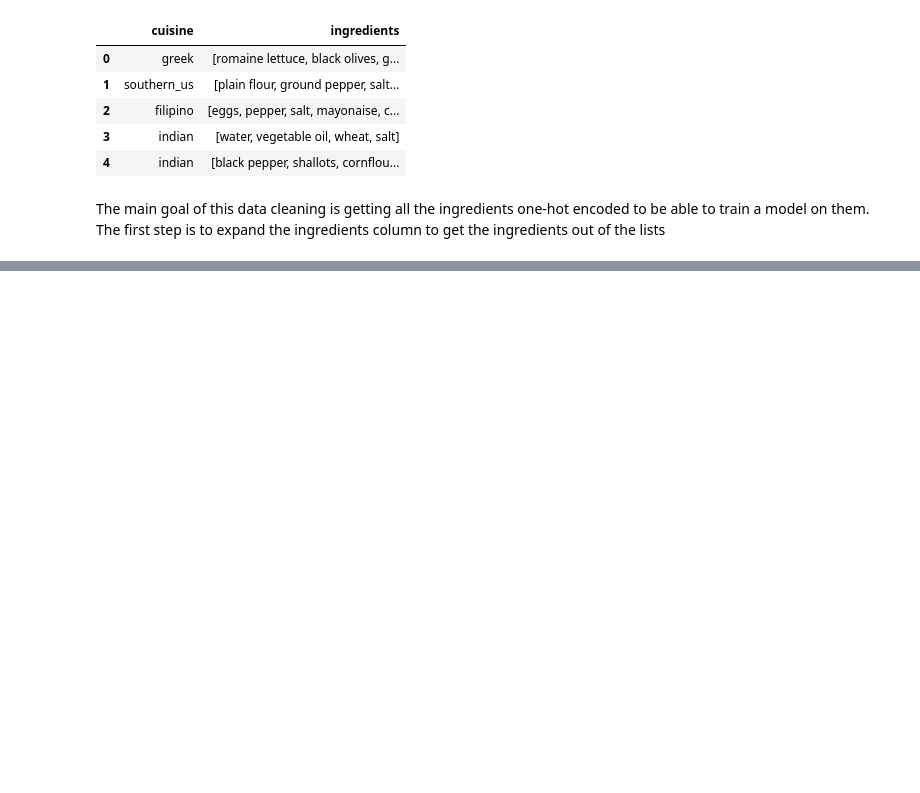
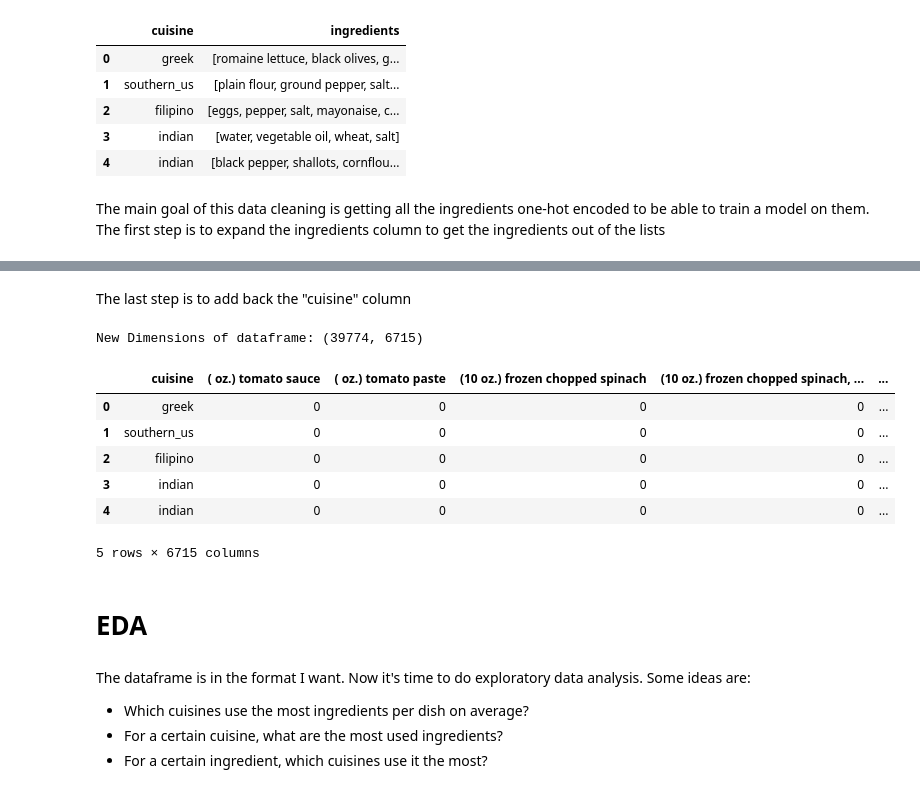
Before and after one commit to josh2894/Josh-Guo-Data-Science, a Jupyter notebook: Foods Project/Foods Project.ipynb, the cells around one changed output, grey strips where cells are left out. Saved outputs shown, nothing was run; the diff lists cells and outputs as text; code cells hidden in the pictures; blank space fills up the shorter version.

```diff
--- a/Foods Project/Foods Project.ipynb
+++ b/Foods Project/Foods Project.ipynb
@@ -96,0 +121,7 @@ The first step is to expand the ingredients column to get the ingredients out of
+# %%
+# Splitting the dataset
+split_df_list = []
+x = int(len(expanded_df.index) / 21)
+for num in range(21):
+    split_df = expanded_df.iloc[num*x : (num+1)*x, :]
+    split_df_list.append(split_df)
@@ -96,0 +131,29 @@ The first step is to expand the ingredients column to get the ingredients out of
+# %%
+# Grouping the ingredients for each dataframe in the list
+for i in range(len(split_df_list)):
+    split_df_list[i] = split_df_list[i].groupby(split_df_list[i].columns, axis=1).sum()
+# Concatenating the pieces
+expanded_df = pd.concat(split_df_list, axis=0)
+# %% [markdown]
+The last step is to add back the "cuisine" column
+# %%
+cuisine = pd.DataFrame(df["cuisine"])
+expanded_df = pd.concat([cuisine, expanded_df], axis=1)
+print("New Dimensions of dataframe:", expanded_df.shape)
+expanded_df.head()
+# %% [output]
+New Dimensions of dataframe: (39774, 6715)
+|  | cuisine | ( oz.) tomato sauce | ( oz.) tomato paste | (10 oz.) frozen chopped spinach | (10 oz.) frozen chopped spinach, ... | ... |
+| 0 | greek | 0 | 0 | 0 | 0 | ... |
+| 1 | southern_us | 0 | 0 | 0 | 0 | ... |
+| 2 | filipino | 0 | 0 | 0 | 0 | ... |
+| 3 | indian | 0 | 0 | 0 | 0 | ... |
+| 4 | indian | 0 | 0 | 0 | 0 | ... |
+5 rows × 6715 columns
+# %% [markdown]
+# EDA
+# %% [markdown]
+The dataframe is in the format I want. Now it's time to do exploratory data analysis. Some ideas are:
+* Which cuisines use the most ingredients per dish on average?
+* For a certain cuisine, what are the most used ingredients?
+* For a certain ingredient, which cuisines use it the most?
```
Also changed, not shown: parts of 5 cells of this notebook.
